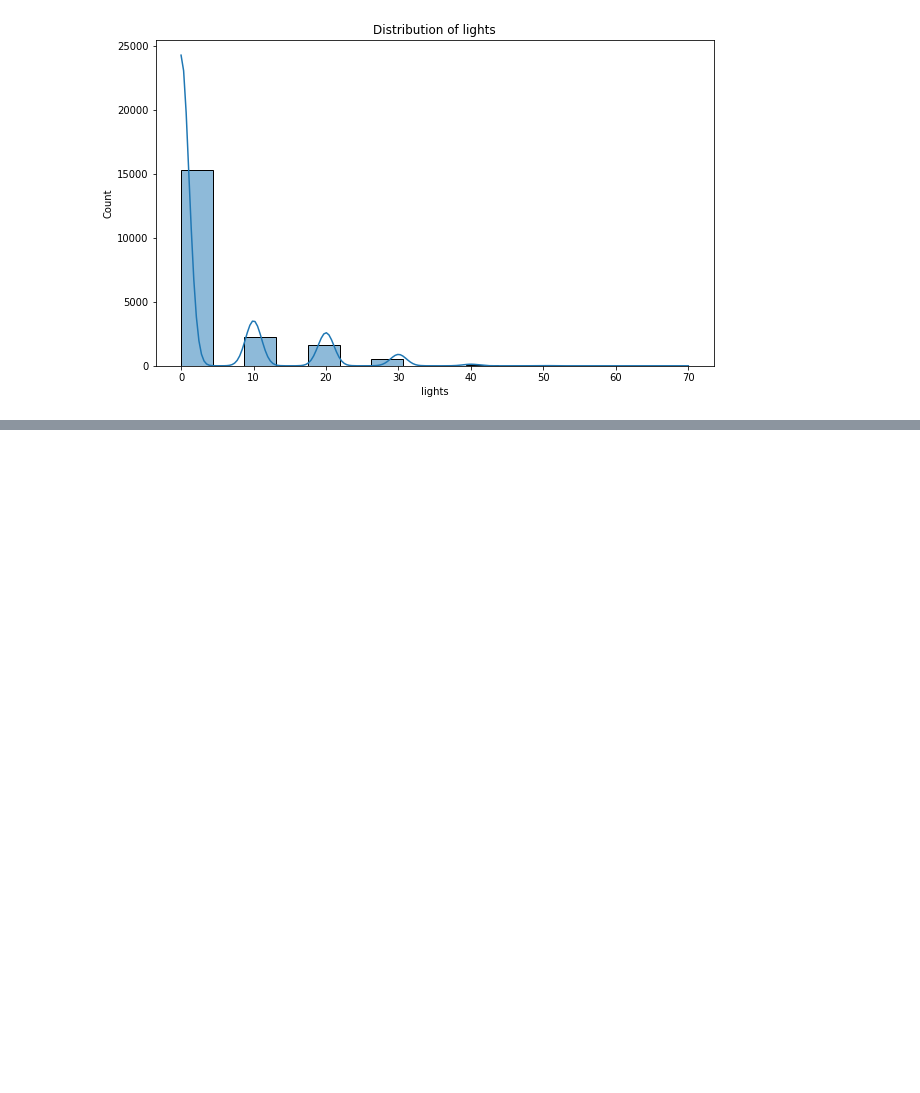
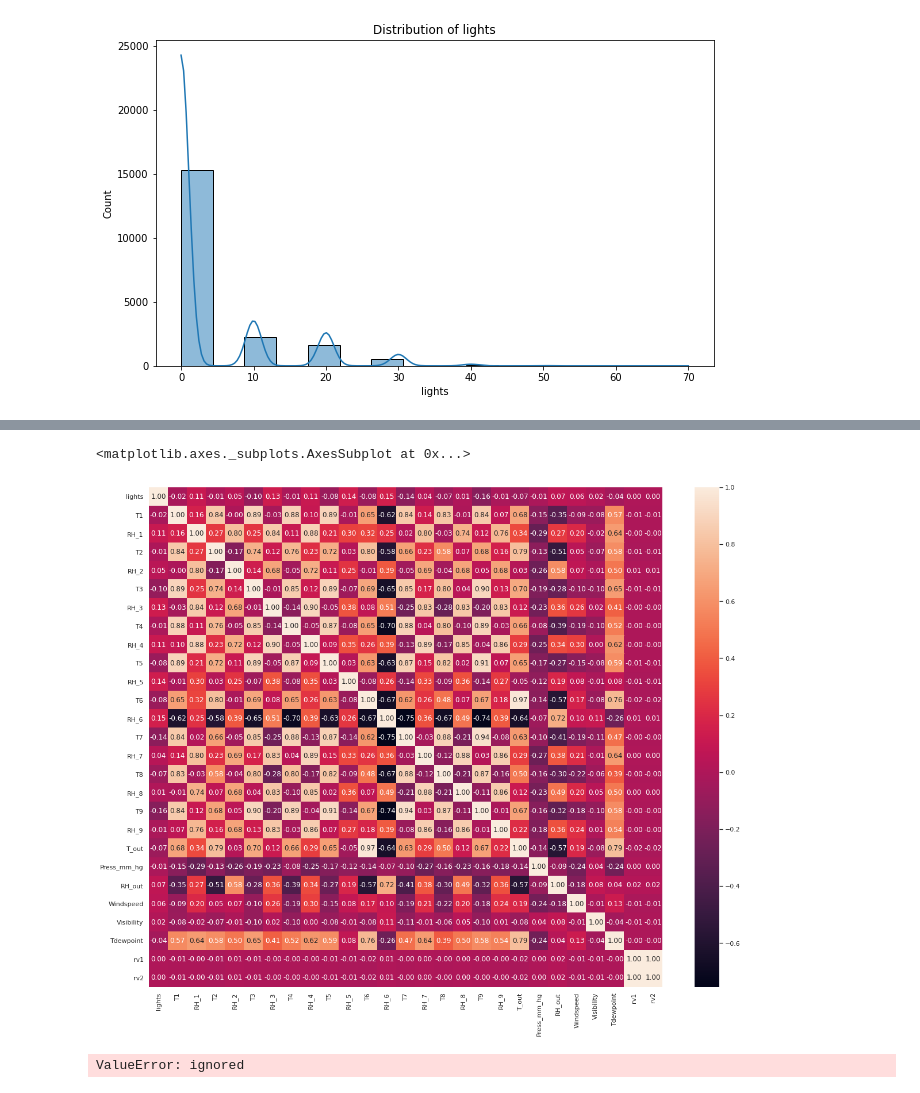
Before and after one commit to estoymukundjha/Energy-Application-Prediction, a Jupyter notebook: Application_Energy.ipynb, the cells around one changed output, grey strips where cells are left out. Drawn from its saved outputs; the diff is of its cells as text; code cells hidden in the pictures; blank space fills up the shorter version.

```diff
--- a/Application_Energy.ipynb
+++ b/Application_Energy.ipynb
@@ -150,0 +164,8 @@ new_temp = pd.concat(new_temp)
+# %%
+
+corr = X.corr()
+sns.set(rc={'figure.figsize':(20,16)})
+sns.heatmap(corr, annot=True, fmt=".2f" )
+# %% [output]
+<matplotlib.axes._subplots.AxesSubplot at 0x...>
+[figure, added]
@@ -150,0 +179,6 @@ new_temp = pd.concat(new_temp)
+# %%
+sc.fit(x_train)
+X_train = sc.transform(x_train)
+X_test = sc.transform(x_test)
+# %% [output]
+ValueError: ignored
```
Also changed, not shown: parts of 5 cells of this notebook.
